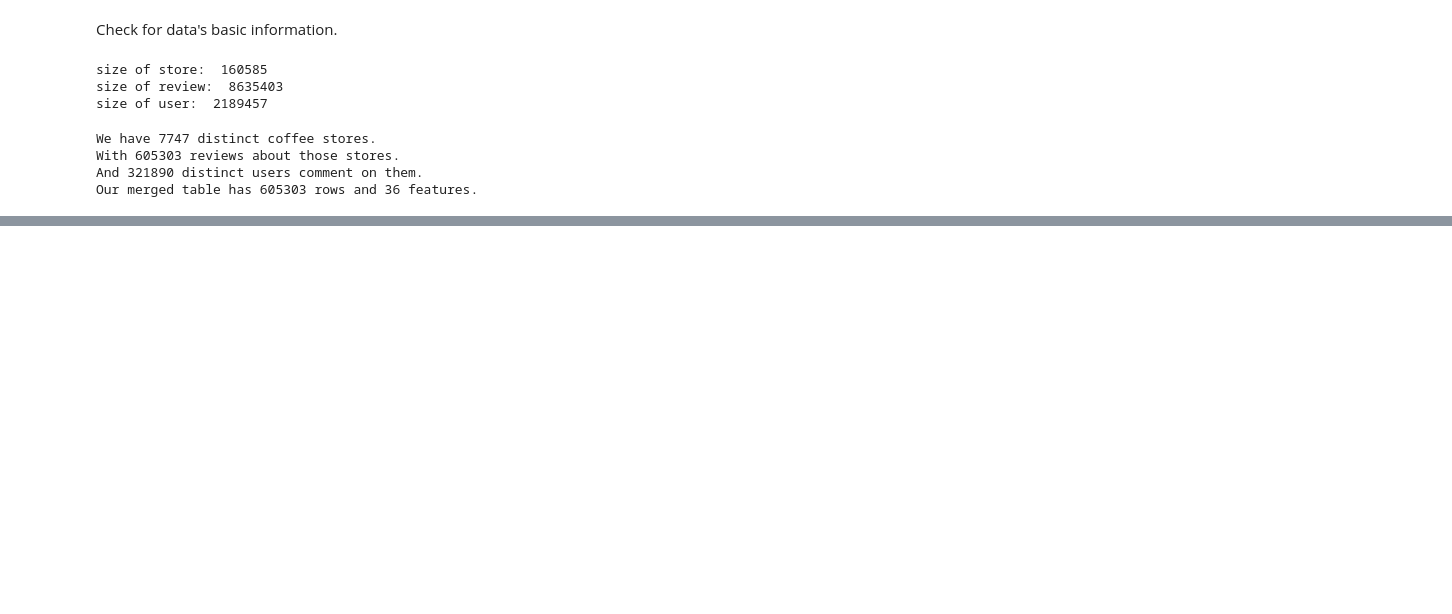
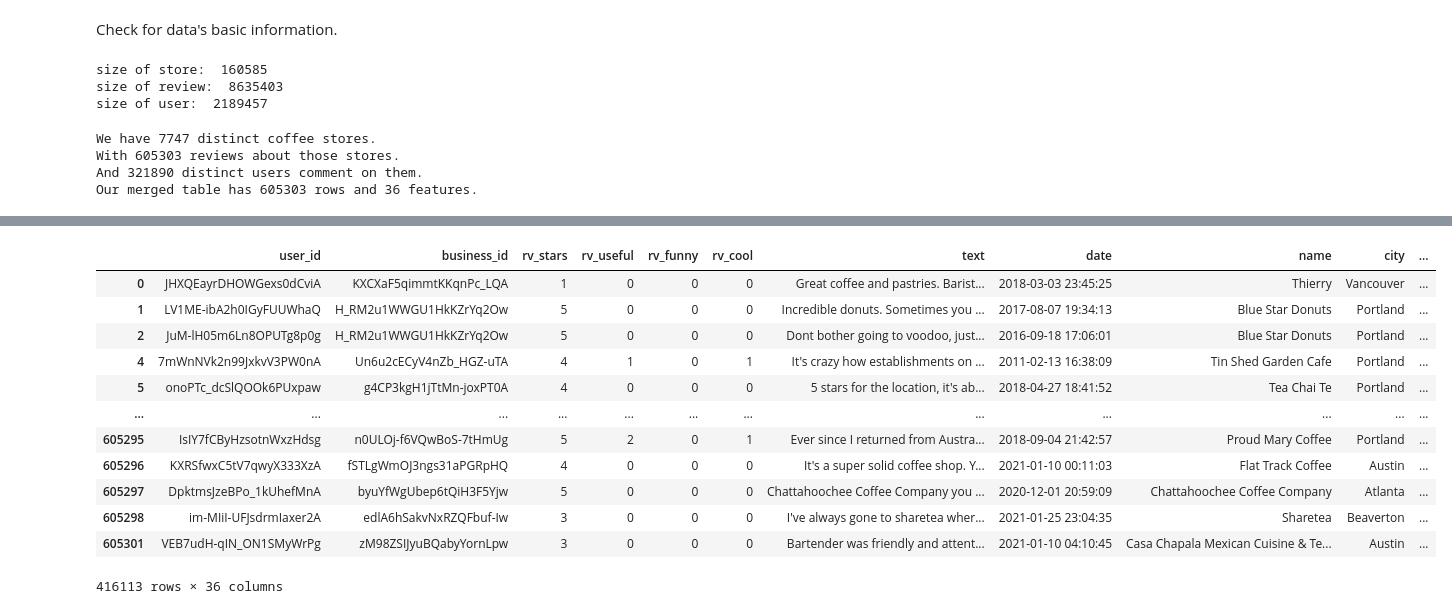
Before and after one commit to erojing/Analyzing_Yelp_Dataset, a Jupyter notebook: Final project.ipynb, the cells around one changed output, grey strips where cells are left out. Cells and saved outputs as stored; diff of their text form; code cells hidden in the pictures; blank space fills up the shorter version.

```diff
--- a/Final project.ipynb
+++ b/Final project.ipynb
@@ -7,6 +11,12 @@ from pandasql import sqldf
 # import importlib
 # importlib.reload(util)
 from util import *
+# %%
+import matplotlib
+import matplotlib.pyplot as plt
+import scipy
+import ast
+pd.set_option('display.max_colwidth',-1)
 # %% [markdown]
 Check for data's basic information.
 # %%
@@ -104,0 +174,16 @@ yelp_coffee
+# %%
+yelp_coffee_filtered
+# %% [output]
+|  | user_id | business_id | rv_stars | rv_useful | rv_funny | rv_cool | text | date | name | city | ... |
+| 0 | JHXQEayrDHOWGexs0dCviA | KXCXaF5qimmtKKqnPc_LQA | 1 | 0 | 0 | 0 | Great coffee and pastries. Barist... | 2018-03-03 23:45:25 | Thierry | Vancouver | ... |
+| 1 | LV1ME-ibA2h0IGyFUUWhaQ | H_RM2u1WWGU1HkKZrYq2Ow | 5 | 0 | 0 | 0 | Incredible donuts. Sometimes you ... | 2017-08-07 19:34:13 | Blue Star Donuts | Portland | ... |
+| 2 | JuM-lH05m6Ln8OPUTg8p0g | H_RM2u1WWGU1HkKZrYq2Ow | 5 | 0 | 0 | 0 | Dont bother going to voodoo, just... | 2016-09-18 17:06:01 | Blue Star Donuts | Portland | ... |
+| 4 | 7mWnNVk2n99JxkvV3PW0nA | Un6u2cECyV4nZb_HGZ-uTA | 4 | 1 | 0 | 1 | It's crazy how establishments on ... | 2011-02-13 16:38:09 | Tin Shed Garden Cafe | Portland | ... |
+| 5 | onoPTc_dcSlQOOk6PUxpaw | g4CP3kgH1jTtMn-joxPT0A | 4 | 0 | 0 | 0 | 5 stars for the location, it's ab... | 2018-04-27 18:41:52 | Tea Chai Te | Portland | ... |
+| ... | ... | ... | ... | ... | ... | ... | ... | ... | ... | ... | ... |
+| 605295 | IsIY7fCByHzsotnWxzHdsg | n0ULOj-f6VQwBoS-7tHmUg | 5 | 2 | 0 | 1 | Ever since I returned from Austra... | 2018-09-04 21:42:57 | Proud Mary Coffee | Portland | ... |
+| 605296 | KXRSfwxC5tV7qwyX333XzA | fSTLgWmOJ3ngs31aPGRpHQ | 4 | 0 | 0 | 0 | It's a super solid coffee shop. Y... | 2021-01-10 00:11:03 | Flat Track Coffee | Austin | ... |
+| 605297 | DpktmsJzeBPo_1kUhefMnA | byuYfWgUbep6tQiH3F5Yjw | 5 | 0 | 0 | 0 | Chattahoochee Coffee Company you ... | 2020-12-01 20:59:09 | Chattahoochee Coffee Company | Atlanta | ... |
+| 605298 | im-MIiI-UFJsdrmIaxer2A | edlA6hSakvNxRZQFbuf-Iw | 3 | 0 | 0 | 0 | I've always gone to sharetea wher... | 2021-01-25 23:04:35 | Sharetea | Beaverton | ... |
+| 605301 | VEB7udH-qIN_ON1SMyWrPg | zM98ZSIJyuBQabyYornLpw | 3 | 0 | 0 | 0 | Bartender was friendly and attent... | 2021-01-10 04:10:45 | Casa Chapala Mexican Cuisine & Te... | Austin | ... |
+416113 rows × 36 columns
```
Also changed, not shown: parts of 14 cells of this notebook.
